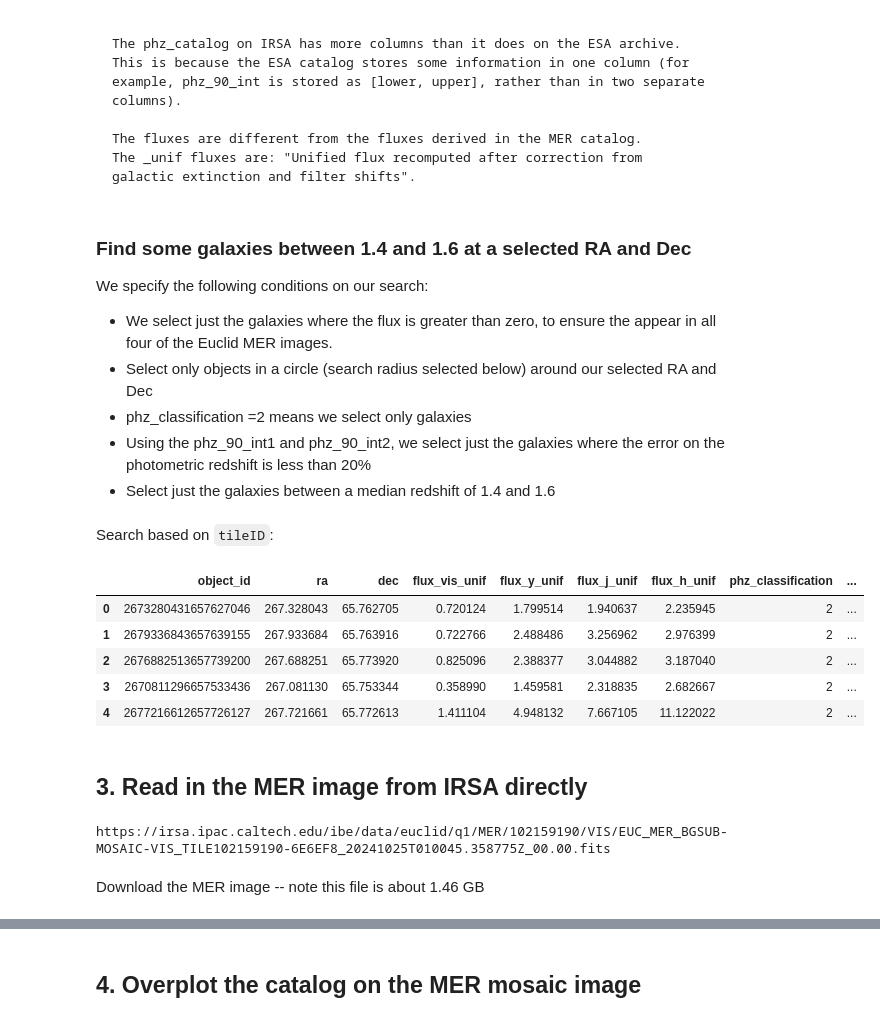
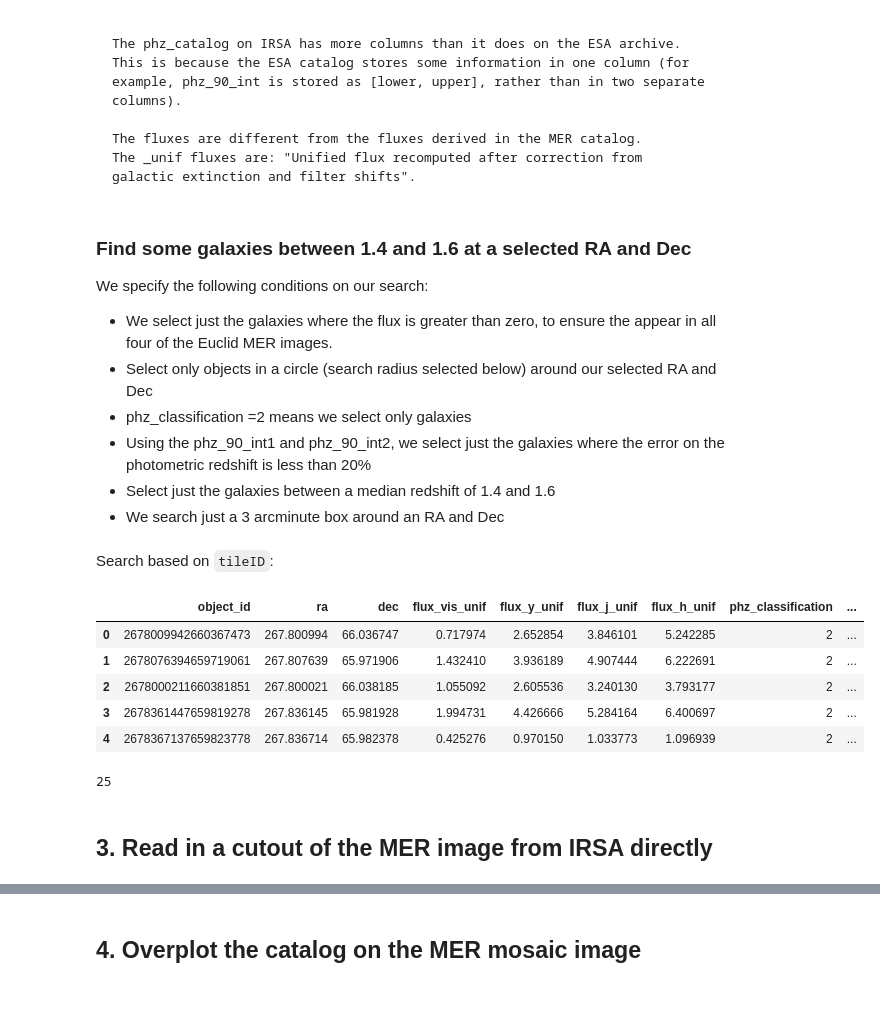
Before and after one commit to Caltech-IPAC/irsa-tutorials, a Jupyter notebook: _sources/tutorials/euclid_access/4_Euclid_intro_PHZ_catalog.ipynb, the cells around one changed output, grey strips where cells are left out. Drawn from its saved outputs; the diff is of its cells as text; code cells hidden in the pictures.

```diff
--- a/_sources/tutorials/euclid_access/4_Euclid_intro_PHZ_catalog.ipynb
+++ b/_sources/tutorials/euclid_access/4_Euclid_intro_PHZ_catalog.ipynb
@@ -178,47 +178,65 @@ We specify the following conditions on our search:
 - phz_classification =2 means we select only galaxies
 - Using the phz_90_int1 and phz_90_int2, we select just the galaxies where the error on the photometric redshift is less than 20%
 - Select just the galaxies between a median redshift of 1.4 and 1.6
+- We search just a 3 arcminute box around an RA and Dec
 # %% [markdown]
 Search based on ``tileID``:
+# %%
+######################## User defined section ############################
+## How large do you want the image cutout to be?
+im_cutout= 5 * u.arcmin
+
+## What is the center of the cutout?
+ra_cutout = 267.8
+dec_cutout =  66
+
+coords_cutout = SkyCoord(ra_cutout, dec_cutout, unit=(u.deg, u.deg), frame='icrs')
+##########################################################################
+im_cutout_deg=im_cutout.to(u.deg).value
+
+## Create ra and dec bounds for the box
+ra0=ra_cutout-im_cutout_deg/2
+ra1=ra_cutout+im_cutout_deg/2
+
+dec0=dec_cutout-im_cutout_deg/2
+dec1=dec_cutout+im_cutout_deg/2
 # %%
 adql = f"SELECT DISTINCT mer.object_id,mer.ra, mer.dec, phz.flux_vis_unif, phz.flux_y_unif, \
 phz.flux_j_unif, phz.flux_h_unif, phz.phz_classification, phz.phz_median, phz.phz_90_int1, phz.phz_90_int2 \
 FROM {table_mer} AS mer \
 JOIN {table_phz} as phz \
 ON mer.object_id = phz.object_id \
-WHERE phz.flux_vis_unif> 0 \
+WHERE 1 = CONTAINS(POINT('ICRS', mer.ra, mer.dec), CIRCLE('ICRS', {ra_cutout}, {dec_cutout}, {im_cutout_deg/2})) \
+AND phz.flux_vis_unif> 0 \
 AND  phz.flux_y_unif > 0 \
 AND phz.flux_j_unif > 0 \
 AND phz.flux_h_unif > 0 \
 AND phz.phz_classification = 2 \
-AND mer.tileid = {tileID} \
 AND ((phz.phz_90_int2 - phz.phz_90_int1) / (1 + phz.phz_median)) < 0.20 \
 AND phz.phz_median BETWEEN 1.4 AND 1.6 \
 "
 adql
 
 
 ## Use TAP with this ADQL string using pyvo
 result = service.search(adql)
 
 
 ## Convert table to pandas dataframe
 df_g_irsa = result.to_table().to_pandas()
 
 # Display first few rows
 df_g_irsa.head()
 # %% [output]
 |  | object_id | ra | dec | flux_vis_unif | flux_y_unif | flux_j_unif | flux_h_unif | phz_classification | ... |
-| 0 | 2673280431657627046 | 267.328043 | 65.762705 | 0.720124 | 1.799514 | 1.940637 | 2.235945 | 2 | ... |
-| 1 | 2679336843657639155 | 267.933684 | 65.763916 | 0.722766 | 2.488486 | 3.256962 | 2.976399 | 2 | ... |
-| 2 | 2676882513657739200 | 267.688251 | 65.773920 | 0.825096 | 2.388377 | 3.044882 | 3.187040 | 2 | ... |
-| 3 | 2670811296657533436 | 267.081130 | 65.753344 | 0.358990 | 1.459581 | 2.318835 | 2.682667 | 2 | ... |
-| 4 | 2677216612657726127 | 267.721661 | 65.772613 | 1.411104 | 4.948132 | 7.667105 | 11.122022 | 2 | ... |
+| 0 | 2678009942660367473 | 267.800994 | 66.036747 | 0.717974 | 2.652854 | 3.846101 | 5.242285 | 2 | ... |
+| 1 | 2678076394659719061 | 267.807639 | 65.971906 | 1.432410 | 3.936189 | 4.907444 | 6.222691 | 2 | ... |
+| 2 | 2678000211660381851 | 267.800021 | 66.038185 | 1.055092 | 2.605536 | 3.240130 | 3.793177 | 2 | ... |
+| 3 | 2678361447659819278 | 267.836145 | 65.981928 | 1.994731 | 4.426666 | 5.284164 | 6.400697 | 2 | ... |
+| 4 | 2678367137659823778 | 267.836714 | 65.982378 | 0.425276 | 0.970150 | 1.033773 | 1.096939 | 2 | ... |
+# %%
+len(df_g_irsa)
+# %% [output]
+25
 # %% [markdown]
-## 3. Read in the MER image from IRSA directly
+## 3. Read in a cutout of the MER image from IRSA directly
-# %%
-print(filename)
-# %% [output]
-https://irsa.ipac.caltech.edu/ibe/data/euclid/q1/MER/102159190/VIS/EUC_MER_BGSUB-MOSAIC-VIS_TILE102159190-6E6EF8_20241025T010045.358775Z_00.00.fits
-# %% [markdown]
-Download the MER image -- note this file is about 1.46 GB
```
Also changed, not shown: parts of 24 cells of this notebook, 57 other files.
